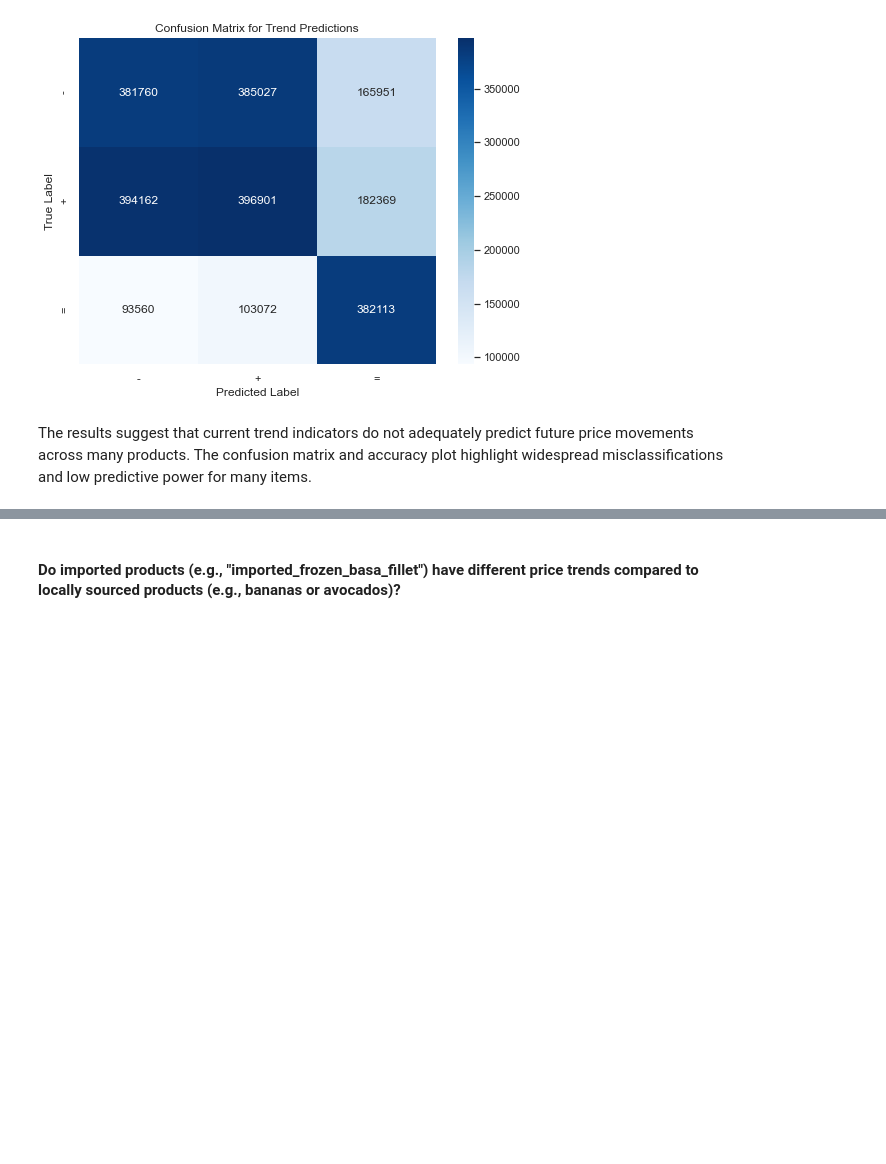
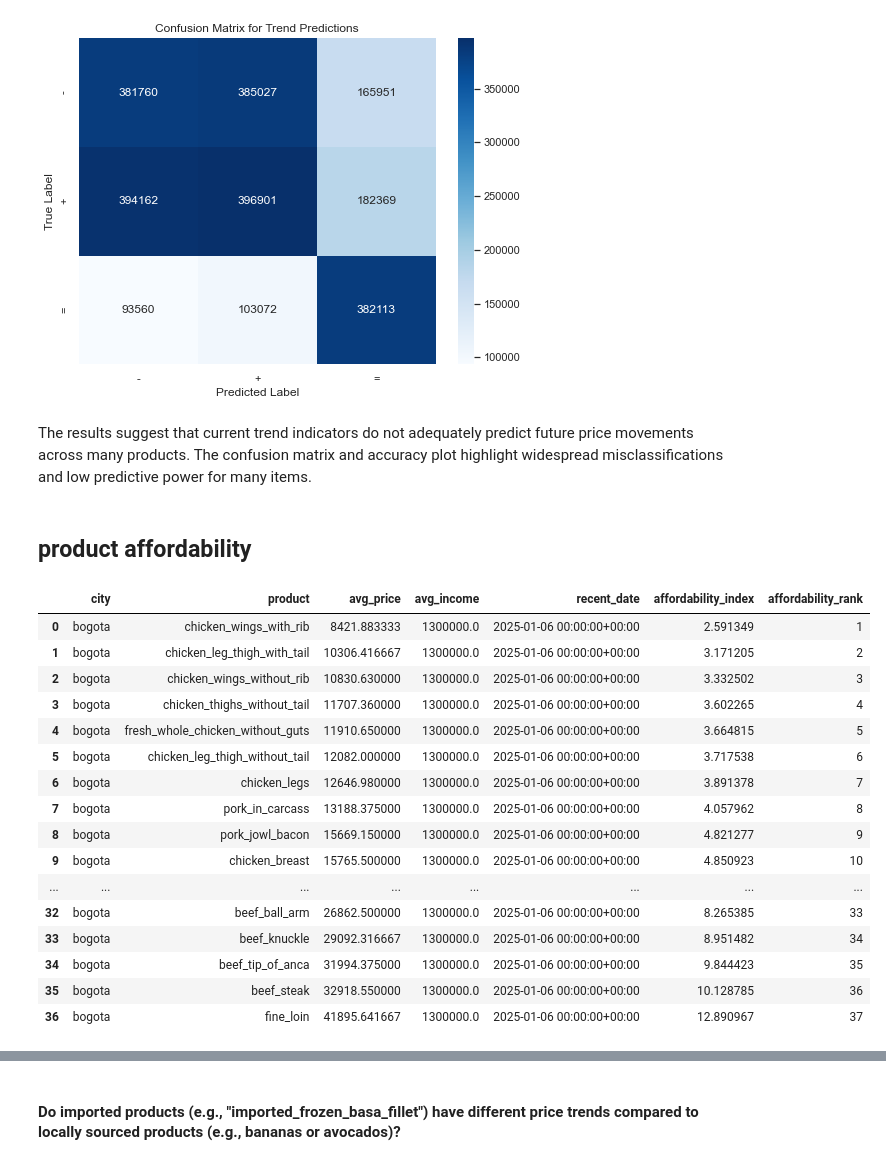
Before and after one commit to sebmatecho/sipsa_tracker, a Jupyter notebook: notebooks/EDA.ipynb, the cells around one changed output, grey strips where cells are left out. Drawn from its saved outputs; the diff is of its cells as text; code cells hidden in the pictures; blank space fills up the shorter version.

```diff
--- a/notebooks/EDA.ipynb
+++ b/notebooks/EDA.ipynb
@@ -1694,3 +1694,5 @@ Overall Accuracy of Trend Indicators: 44.19%
 [figure]
 # %% [markdown]
 The results suggest that current trend indicators do not adequately predict future price movements across many products. The confusion matrix and accuracy plot highlight widespread misclassifications and low predictive power for many items.
+# %% [markdown]
+## product affordability
@@ -1696,0 +1753,20 @@ The results suggest that current trend indicators do not adequately predict futu
+# %%
+dataframe
+# %% [output]
+|  | city | product | avg_price | avg_income | recent_date | affordability_index | affordability_rank |
+| 0 | bogota | chicken_wings_with_rib | 8421.883333 | 1300000.0 | 2025-01-06 00:00:00+00:00 | 2.591349 | 1 |
+| 1 | bogota | chicken_leg_thigh_with_tail | 10306.416667 | 1300000.0 | 2025-01-06 00:00:00+00:00 | 3.171205 | 2 |
+| 2 | bogota | chicken_wings_without_rib | 10830.630000 | 1300000.0 | 2025-01-06 00:00:00+00:00 | 3.332502 | 3 |
+| 3 | bogota | chicken_thighs_without_tail | 11707.360000 | 1300000.0 | 2025-01-06 00:00:00+00:00 | 3.602265 | 4 |
+| 4 | bogota | fresh_whole_chicken_without_guts | 11910.650000 | 1300000.0 | 2025-01-06 00:00:00+00:00 | 3.664815 | 5 |
+| 5 | bogota | chicken_leg_thigh_without_tail | 12082.000000 | 1300000.0 | 2025-01-06 00:00:00+00:00 | 3.717538 | 6 |
+| 6 | bogota | chicken_legs | 12646.980000 | 1300000.0 | 2025-01-06 00:00:00+00:00 | 3.891378 | 7 |
+| 7 | bogota | pork_in_carcass | 13188.375000 | 1300000.0 | 2025-01-06 00:00:00+00:00 | 4.057962 | 8 |
+| 8 | bogota | pork_jowl_bacon | 15669.150000 | 1300000.0 | 2025-01-06 00:00:00+00:00 | 4.821277 | 9 |
+| 9 | bogota | chicken_breast | 15765.500000 | 1300000.0 | 2025-01-06 00:00:00+00:00 | 4.850923 | 10 |
+| ... | ... | ... | ... | ... | ... | ... | ... |
+| 32 | bogota | beef_ball_arm | 26862.500000 | 1300000.0 | 2025-01-06 00:00:00+00:00 | 8.265385 | 33 |
+| 33 | bogota | beef_knuckle | 29092.316667 | 1300000.0 | 2025-01-06 00:00:00+00:00 | 8.951482 | 34 |
+| 34 | bogota | beef_tip_of_anca | 31994.375000 | 1300000.0 | 2025-01-06 00:00:00+00:00 | 9.844423 | 35 |
+| 35 | bogota | beef_steak | 32918.550000 | 1300000.0 | 2025-01-06 00:00:00+00:00 | 10.128785 | 36 |
+| 36 | bogota | fine_loin | 41895.641667 | 1300000.0 | 2025-01-06 00:00:00+00:00 | 12.890967 | 37 |
```
Also changed, not shown: parts of 10 cells of this notebook, 3 other files.
